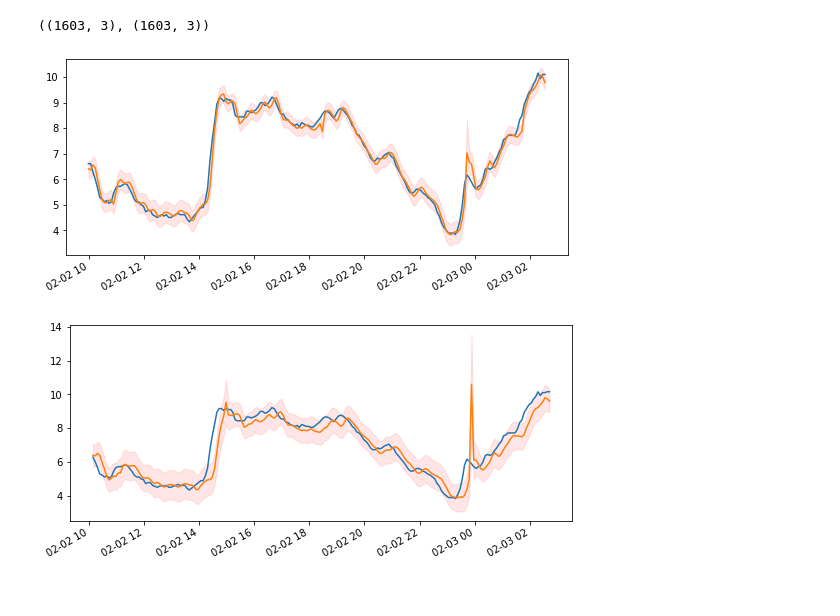
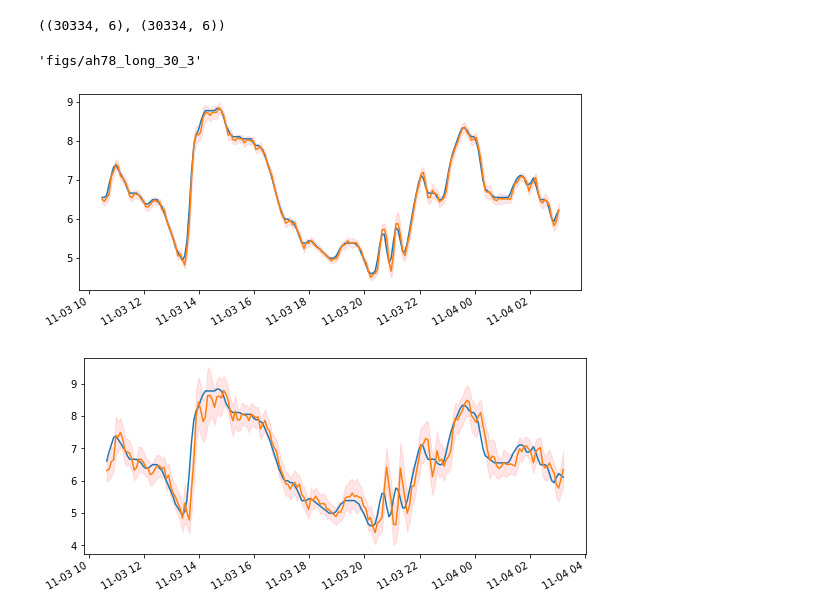
Before and after one commit to rickardbrannvall/valborg, a Jupyter notebook: model_3_neural.ipynb, the cells around one changed output. Cells and saved outputs as stored; diff of their text form; code cells hidden in the pictures.

```diff
--- a/model_3_neural.ipynb
+++ b/model_3_neural.ipynb
@@ -16,6 +16,6 @@ from tensorflow.keras.layers import Dense, Activation, Layer, Input, Flatten
 # %%
-#filename = "ah78_long.csv"
-filename = "ah78_month.csv"
+filename = "ah78_long.csv"
+#filename = "ah78_month.csv"
 #filename = "ah78_week.csv"
 
 ts = pd.read_csv("simple_"+filename, index_col=0)
@@ -91,12 +91,16 @@ def mdn_cost(mu_, sigma_, y_):
     return tf.reduce_mean(-dist.log_prob(y_))
 # %%
 learning_rate = 0.0003
+
+hidden_width = 30 + tau*2
 
 InputLayer = Input(shape=(no_features,))
 #Layer_1 = Dense(12,activation="tanh")(InputLayer)
 #Layer_2 = Dense(12,activation="tanh")(Layer_1)
-Layer_1 = Dense(12,activation="relu")(InputLayer)
-Layer_2 = Dense(12,activation="relu")(Layer_1)
+Layer_0 = Dense(hidden_width,activation="relu")(InputLayer)
+#Layer_1 = Layer_0
+Layer_1 = Dense(hidden_width,activation="relu")(Layer_0)
+Layer_2 = Dense(hidden_width,activation="relu")(Layer_1)
 mu = Dense(tau, activation="linear")(Layer_2)
 sigma = Dense(tau, activation=lambda x: tf.nn.elu(x) + 1.001)(Layer_2)
 y_real = Input(shape=(tau,))
@@ -127,4 +136,7 @@ ________________________________________________________________________________
 # %%
+epochs = 500
+batch_size = 50
+
 history_cache = model.fit([X_train, Y_train], #notice we are using an input to pass the real values due to the inner workings of keras
                           verbose=0, # write =1 if you wish to see the progress for each epoch
                           epochs=epochs,
@@ -171,9 +148,13 @@ ________________________________________________________________________________
 # %%
 mu_pred.shape, sigma_pred.shape
 # %% [output]
-((1603, 3), (1603, 3))
+((30334, 6), (30334, 6))
 # %%
 j = 500
+savename = "figs/"+filename.split(".")[0]+"_30_3"
+savename
+# %% [output]
+'figs/ah78_long_30_3'
 # %%
 t = 1
 time_index = ts_test.index[lag+t:]
@@ -194,6 +175,8 @@ ax.fill_between(time_index[j-100:j+100], upper, lower, color='r', alpha=0.1)
 #ci = predict_dy_ci.values
 #ax.fill_between(ts.index[j-100:j+100], ci[j-100:j+100,0], ci[j-100:j+100,1], color='g', alpha=0.1)
 
+plt.savefig(savename+"_tau%i.png"%t)
+
 plt.show()
 # %% [output]
-[figure, old version]
+[figure, new version]
@@ -200,23 +202,24 @@ plt.show()
 # %%
-t = tau
+t = 3 # tau
 time_index = ts_test.index[lag+t:]
-predicted_mean = mu_pred[:,tau-1]
-predicted_sigma = sigma_pred[:,tau-1]
+predicted_mean = mu_pred[:,t-1]
+predicted_sigma = sigma_pred[:,t-1]
 
 time_index.shape
 
 fig, ax = plt.subplots(figsize=(9,4))
 ts_test.loc[time_index[j-100:j+100]]["yy"].plot()
 
 plt.plot(time_index[j-100:j+100], predicted_mean[j-100:j+100])
 upper = (predicted_mean + predicted_sigma)[j-100:j+100]
 lower = (predicted_mean - predicted_sigma)[j-100:j+100]
 ax.fill_between(time_index[j-100:j+100], upper, lower, color='r', alpha=0.1)
 
 #plt.plot(ts.index[j-100:j+100], predict_dy.predicted_mean[j-100:j+100])
 #ci = predict_dy_ci.values
 #ax.fill_between(ts.index[j-100:j+100], ci[j-100:j+100,0], ci[j-100:j+100,1], color='g', alpha=0.1)
+plt.savefig(savename+"_tau%i.png"%t)
 
 plt.show()
 # %% [output]
-[figure, old version]
+[figure, new version]
```
Also changed, not shown: parts of 11 cells of this notebook, 2 other files.
